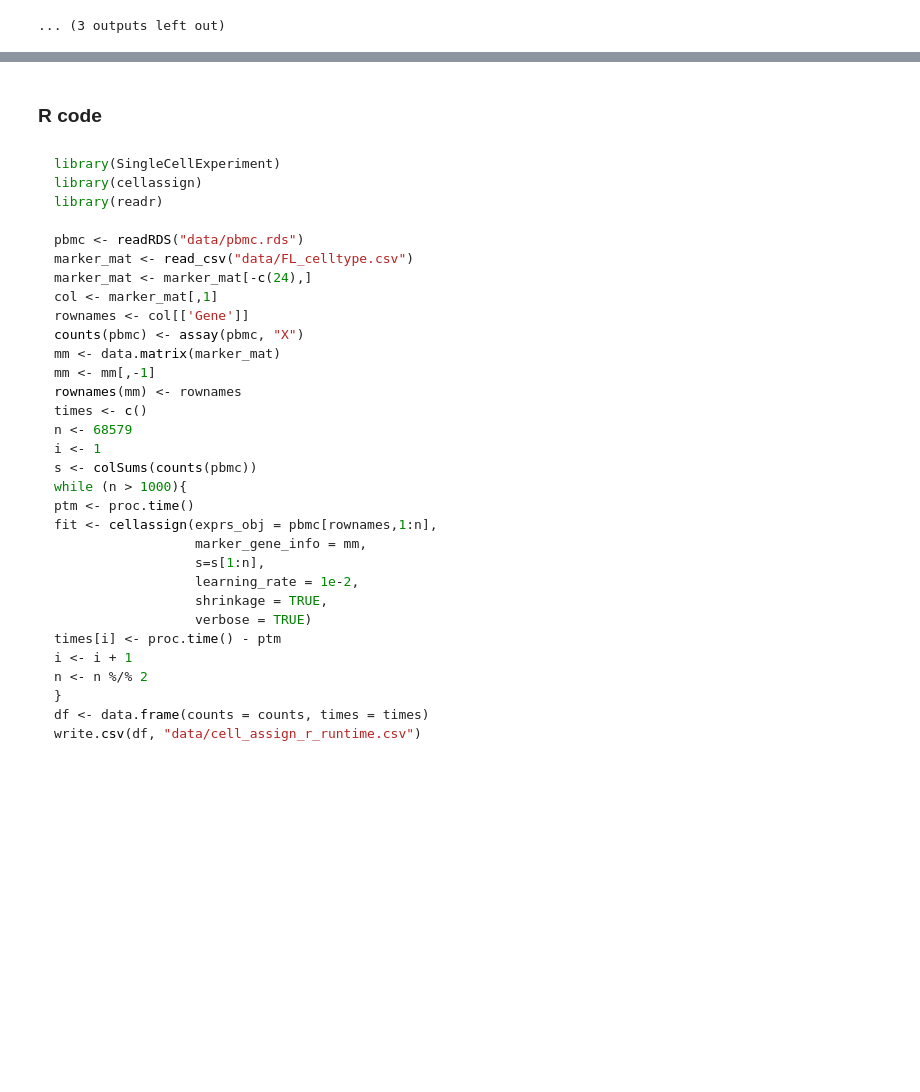
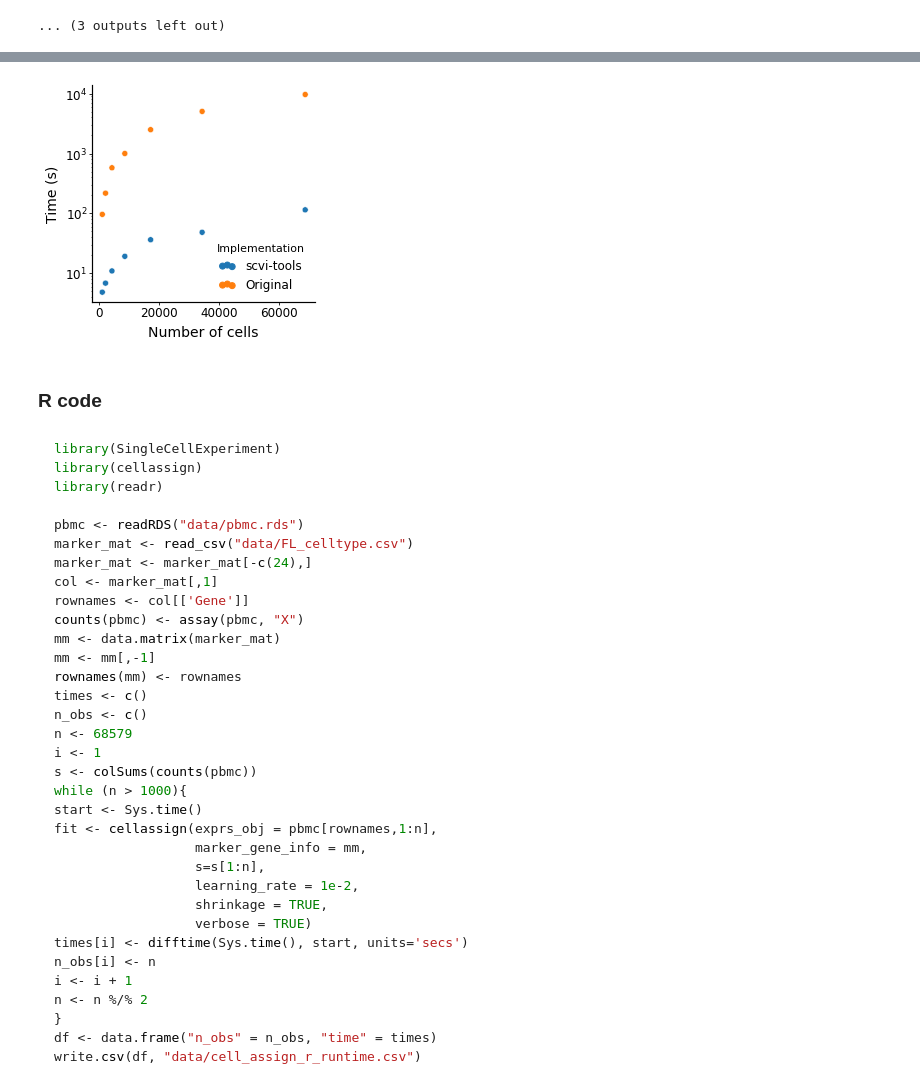
Before and after one commit to YosefLab/scvi-tools-reproducibility, a Jupyter notebook: docs/cell_assign_runtime.ipynb, the cells around one changed output, grey strips where cells are left out. Cells and saved outputs as stored; diff of their text form; code cells hidden in the pictures; blank space fills up the shorter version.

Commit message:
update cellassign

````diff
--- a/docs/cell_assign_runtime.ipynb
+++ b/docs/cell_assign_runtime.ipynb
@@ -145,4 +196,4 @@ TPU available: None, using: 0 TPU cores
 ... (3 outputs left out)
 # %%
 df = pd.DataFrame(data={'n_obs':num_samples,'time':times})
-df
+df["Implementation"] = "scvi-tools"
@@ -162,0 +200,4 @@ df.plot(x='n_obs',y='time')
+# %%
+r_time_df = pd.read_csv("data/cell_assign_r_runtime.csv", index_col=0)
+r_time_df["Implementation"] = "Original"
+r_time_df
@@ -163,3 +213,15 @@ df.plot(x='n_obs',y='time')
+# %%
+total_df = pd.concat([df, r_time_df], axis=0)
+# %%
+fig, ax = plt.subplots(1, 1)
+sns.scatterplot(data = total_df, x="n_obs", y="time", hue="Implementation", ax=ax)
+# ax.set(xscale="log", yscale="log")
+ax.set_xlabel("Number of cells")
+ax.set_ylabel("Time (s)")
+ax.set(yscale="log")
+fig.savefig("figs/cellassign_runtime.pdf", dpi=300, bbox_inches="tight")
+# %% [output]
+[figure, added]
 # %% [markdown]
 ### R code
 # %% [markdown]
@@ -178,21 +240,23 @@ mm <- data.matrix(marker_mat)
 mm <- mm[,-1]
 rownames(mm) <- rownames
 times <- c()
+n_obs <- c()
 n <- 68579
 i <- 1
 s <- colSums(counts(pbmc))
 while (n > 1000){
-ptm <- proc.time()
+start <- Sys.time()
 fit <- cellassign(exprs_obj = pbmc[rownames,1:n],
                   marker_gene_info = mm,
                   s=s[1:n],
                   learning_rate = 1e-2,
                   shrinkage = TRUE,
                   verbose = TRUE)
-times[i] <- proc.time() - ptm
+times[i] <- difftime(Sys.time(), start, units='secs')
+n_obs[i] <- n
 i <- i + 1
 n <- n %/% 2
 }
-df <- data.frame(counts = counts, times = times)
+df <- data.frame("n_obs" = n_obs, "time" = times)
 write.csv(df, "data/cell_assign_r_runtime.csv")
 ```
````
Also changed, not shown: parts of 6 cells of this notebook, 1 other file.
